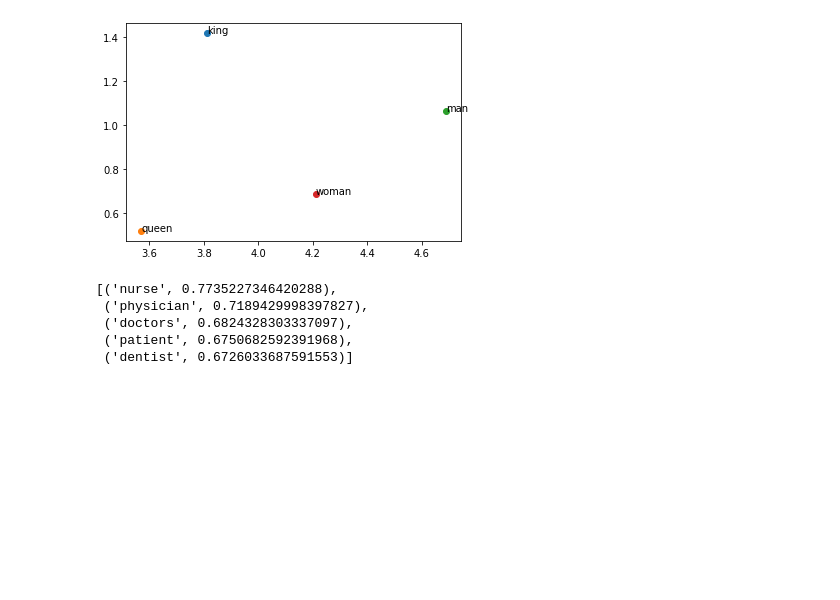
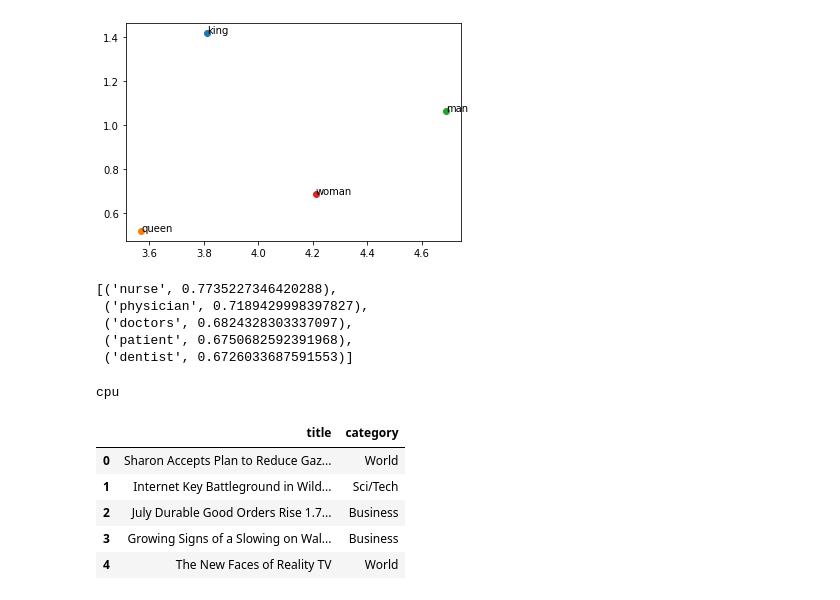
Before and after one commit to Otobi1/Back-to-Basics-A-Refresher-, a Jupyter notebook: Back_to_Basics_Embeddings.ipynb, the cells around one changed output. Drawn from its saved outputs; the diff is of its cells as text; code cells hidden in the pictures; blank space fills up the shorter version.

```diff
--- a/Back_to_Basics_Embeddings.ipynb
+++ b/Back_to_Basics_Embeddings.ipynb
@@ -307,0 +330,26 @@ glove.most_similar(positive = ["woman", "doctor"], negative = ["man"], topn = 5)
+# %%
+# Set device
+
+cuda = True
+device = torch.device("cuda" if (
+    torch.cuda.is_available() and cuda) else "cpu")
+torch.set_default_tensor_type("torch.FloatTensor")
+if device.type == "cuda":
+  torch.set_default_tensor_type("torch.cuda.FloatTensor")
+print (device)
+# %% [output]
+cpu
+# %%
+# Load data
+
+url = "https://raw.githubusercontent.com/GokuMohandas/madewithml/main/datasets/news.csv"
+df = pd.read_csv(url, header = 0) # load
+df = df.sample(frac = 1).reset_index(drop = True) #shuffle
+df.head()
+# %% [output]
+|  | title | category |
+| 0 | Sharon Accepts Plan to Reduce Gaz... | World |
+| 1 | Internet Key Battleground in Wild... | Sci/Tech |
+| 2 | July Durable Good Orders Rise 1.7... | Business |
+| 3 | Growing Signs of a Slowing on Wal... | Business |
+| 4 | The New Faces of Reality TV | World |
```
Also changed, not shown: parts of 81 cells of this notebook.
